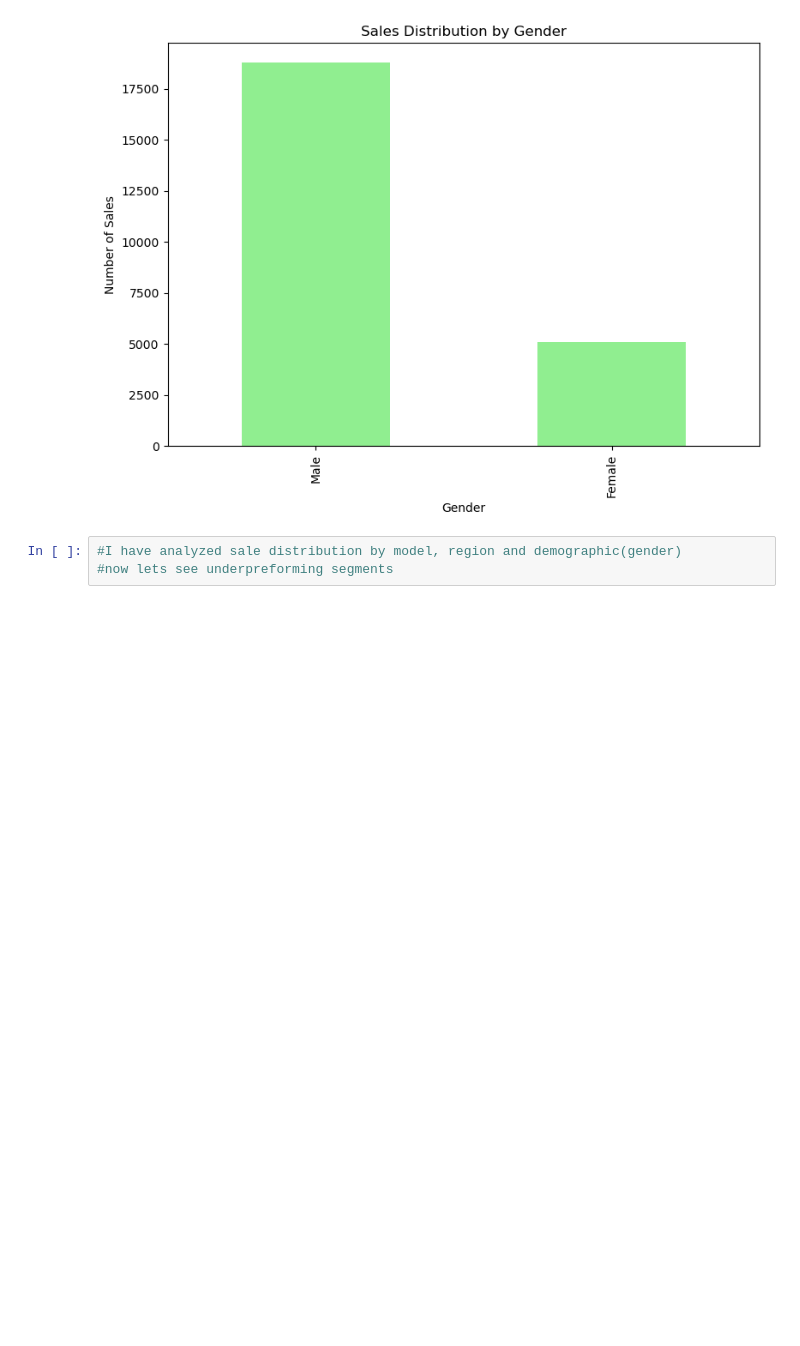
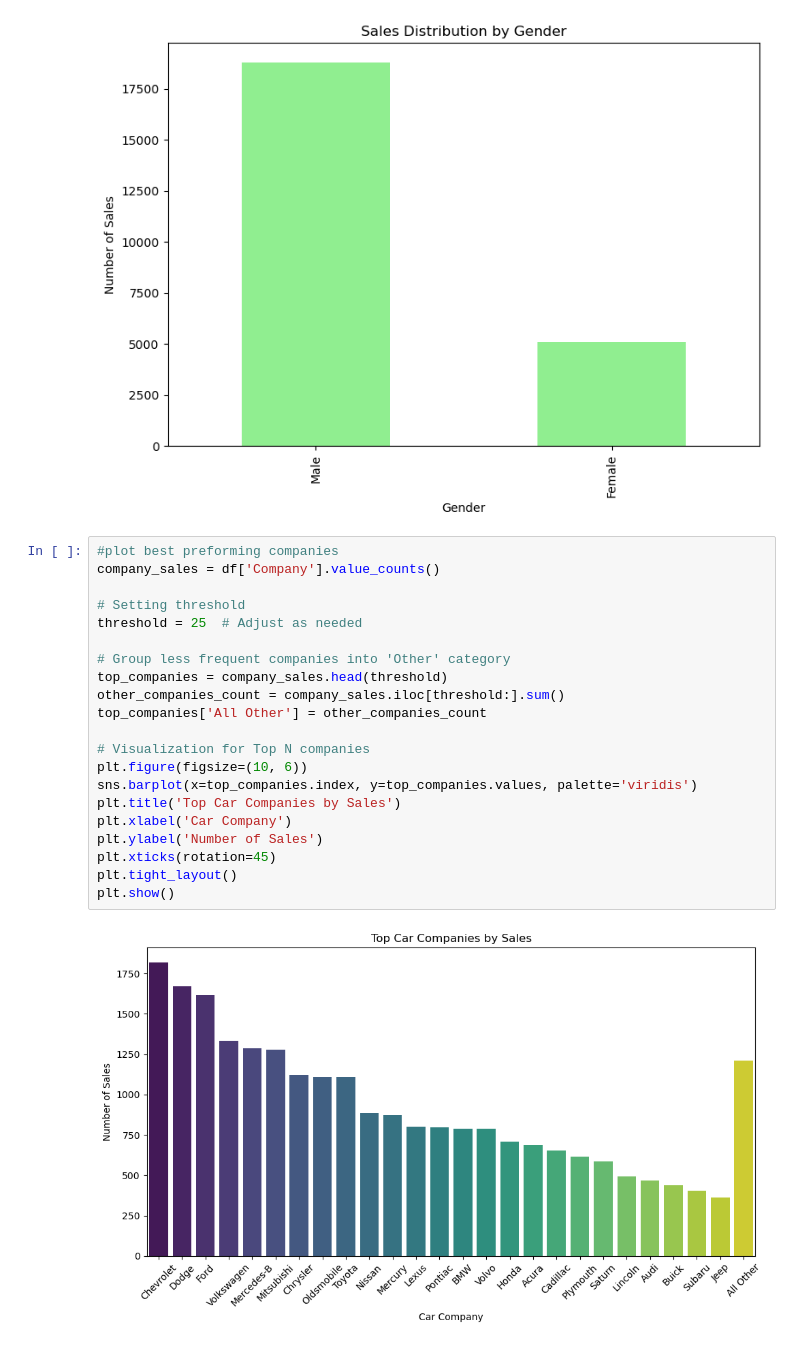
Before and after one commit to vocar12345/DM_PROJECT_, a Jupyter notebook: car_sale_data.ipynb, the cells around one changed output. Drawn from its saved outputs; the diff is of its cells as text; blank space fills up the shorter version.

Commit message:
plotted best preforming companies

```diff
--- a/car_sale_data.ipynb
+++ b/car_sale_data.ipynb
@@ -96,6 +96,26 @@ plt.show()
 # %% [output]
 [figure]
 [figure]
-# %%
-#I have analyzed sale distribution by model, region and demographic(gender)
-#now lets see underpreforming segments
+# %%
+#plot best preforming companies
+company_sales = df['Company'].value_counts()
+
+# Setting threshold
+threshold = 25  # Adjust as needed
+
+# Group less frequent companies into 'Other' category
+top_companies = company_sales.head(threshold)
+other_companies_count = company_sales.iloc[threshold:].sum()
+top_companies['All Other'] = other_companies_count
+
+# Visualization for Top N companies
+plt.figure(figsize=(10, 6))
+sns.barplot(x=top_companies.index, y=top_companies.values, palette='viridis')
+plt.title('Top Car Companies by Sales')
+plt.xlabel('Car Company')
+plt.ylabel('Number of Sales')
+plt.xticks(rotation=45)
+plt.tight_layout()
+plt.show()
+# %% [output]
+[figure, added]
```
Also changed, not shown: parts of 1 cell of this notebook.
